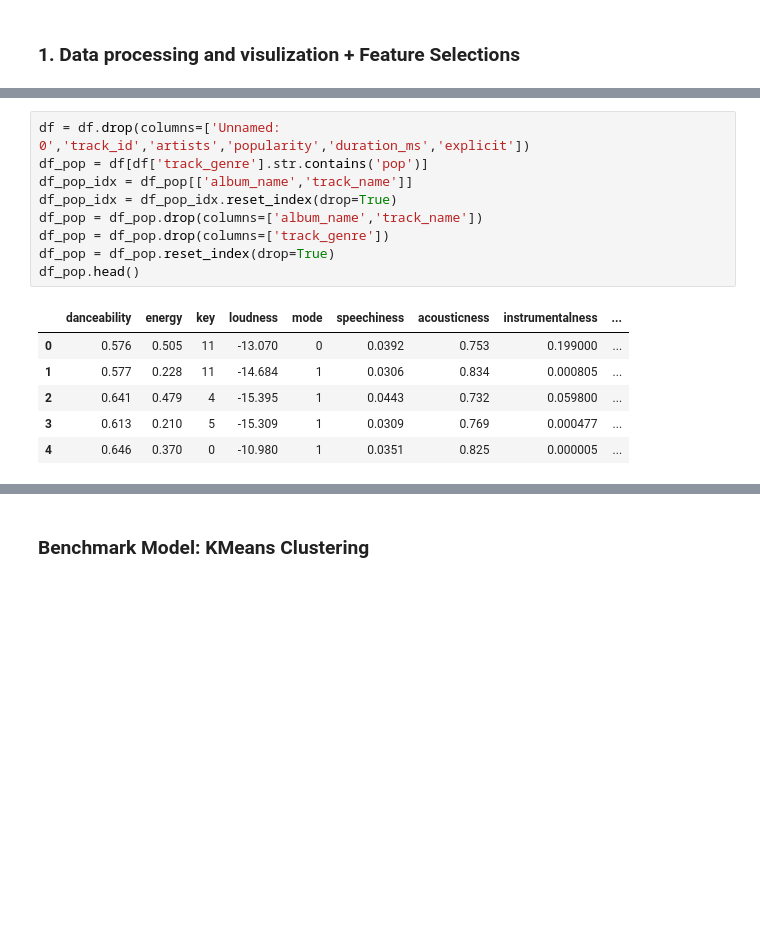
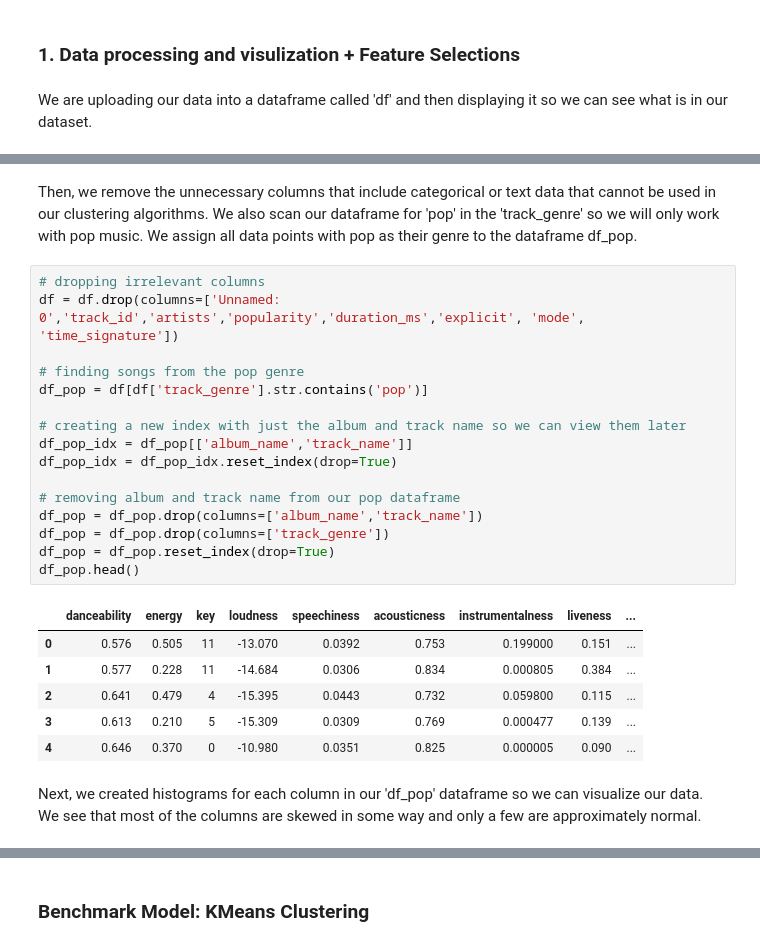
Before and after one commit to Kevinsu12/COGS118B_Project, a Jupyter notebook: FinalProject_pop_classifier.ipynb, the cells around one changed output, grey strips where cells are left out. Drawn from its saved outputs; the diff is of its cells as text; blank space fills up the shorter version.

```diff
--- a/FinalProject_pop_classifier.ipynb
+++ b/FinalProject_pop_classifier.ipynb
@@ -128,5 +110,7 @@ from sklearn.metrics import silhouette_score
 # %% [markdown]
 ### 1. Data processing and visulization + Feature Selections
+# %% [markdown]
+We are uploading our data into a dataframe called 'df' and then displaying it so we can see what is in our dataset.
 # %%
 df = pd.read_csv("dataset.csv")
 pd.set_option('display.max_columns', None)
@@ -138,20 +122,31 @@ df.head()
 | 2 | 2 | 1iJBSr7s7jYXzM8EGcbK5b | Ingrid Michaelson;ZAYN | To Begin Again | To Begin Again | 57 | 210826 | False | ... |
 | 3 | 3 | 6lfxq3CG4xtTiEg7opyCyx | Kina Grannis | Crazy Rich Asians (Original Motio... | Can't Help Falling In Love | 71 | 201933 | False | ... |
 | 4 | 4 | 5vjLSffimiIP26QG5WcN2K | Chord Overstreet | Hold On | Hold On | 82 | 198853 | False | ... |
+# %% [markdown]
+Then, we remove the unnecessary columns that include categorical or text data that cannot be used in our clustering algorithms. We also scan our dataframe for 'pop' in the 'track_genre' so we will only work with pop music. We assign all data points with pop as their genre to the dataframe df_pop.
 # %%
-df = df.drop(columns=['Unnamed: 0','track_id','artists','popularity','duration_ms','explicit'])
+# dropping irrelevant columns
+df = df.drop(columns=['Unnamed: 0','track_id','artists','popularity','duration_ms','explicit', 'mode', 'time_signature'])
+
+# finding songs from the pop genre
 df_pop = df[df['track_genre'].str.contains('pop')]
+
+# creating a new index with just the album and track name so we can view them later
 df_pop_idx = df_pop[['album_name','track_name']]
 df_pop_idx = df_pop_idx.reset_index(drop=True)
+
+# removing album and track name from our pop dataframe
 df_pop = df_pop.drop(columns=['album_name','track_name'])
 df_pop = df_pop.drop(columns=['track_genre'])
 df_pop = df_pop.reset_index(drop=True)
 df_pop.head()
 # %% [output]
-|  | danceability | energy | key | loudness | mode | speechiness | acousticness | instrumentalness | ... |
-| 0 | 0.576 | 0.505 | 11 | -13.070 | 0 | 0.0392 | 0.753 | 0.199000 | ... |
-| 1 | 0.577 | 0.228 | 11 | -14.684 | 1 | 0.0306 | 0.834 | 0.000805 | ... |
-| 2 | 0.641 | 0.479 | 4 | -15.395 | 1 | 0.0443 | 0.732 | 0.059800 | ... |
-| 3 | 0.613 | 0.210 | 5 | -15.309 | 1 | 0.0309 | 0.769 | 0.000477 | ... |
-| 4 | 0.646 | 0.370 | 0 | -10.980 | 1 | 0.0351 | 0.825 | 0.000005 | ... |
+|  | danceability | energy | key | loudness | speechiness | acousticness | instrumentalness | liveness | ... |
+| 0 | 0.576 | 0.505 | 11 | -13.070 | 0.0392 | 0.753 | 0.199000 | 0.151 | ... |
+| 1 | 0.577 | 0.228 | 11 | -14.684 | 0.0306 | 0.834 | 0.000805 | 0.384 | ... |
+| 2 | 0.641 | 0.479 | 4 | -15.395 | 0.0443 | 0.732 | 0.059800 | 0.115 | ... |
+| 3 | 0.613 | 0.210 | 5 | -15.309 | 0.0309 | 0.769 | 0.000477 | 0.139 | ... |
+| 4 | 0.646 | 0.370 | 0 | -10.980 | 0.0351 | 0.825 | 0.000005 | 0.090 | ... |
+# %% [markdown]
+Next, we created histograms for each column in our 'df_pop' dataframe so we can visualize our data. We see that most of the columns are skewed in some way and only a few are approximately normal.
 # %%
```
Also changed, not shown: parts of 24 cells of this notebook, 1 other file.
